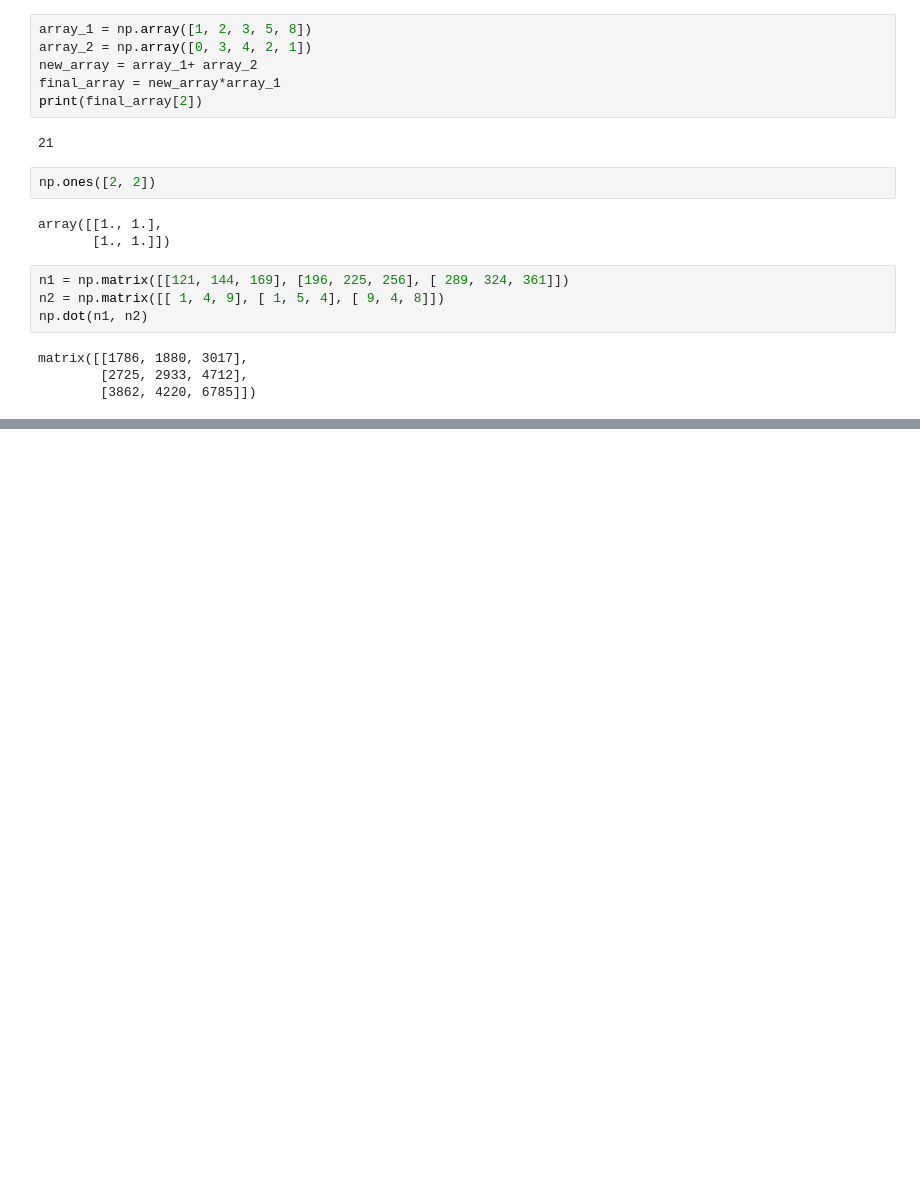
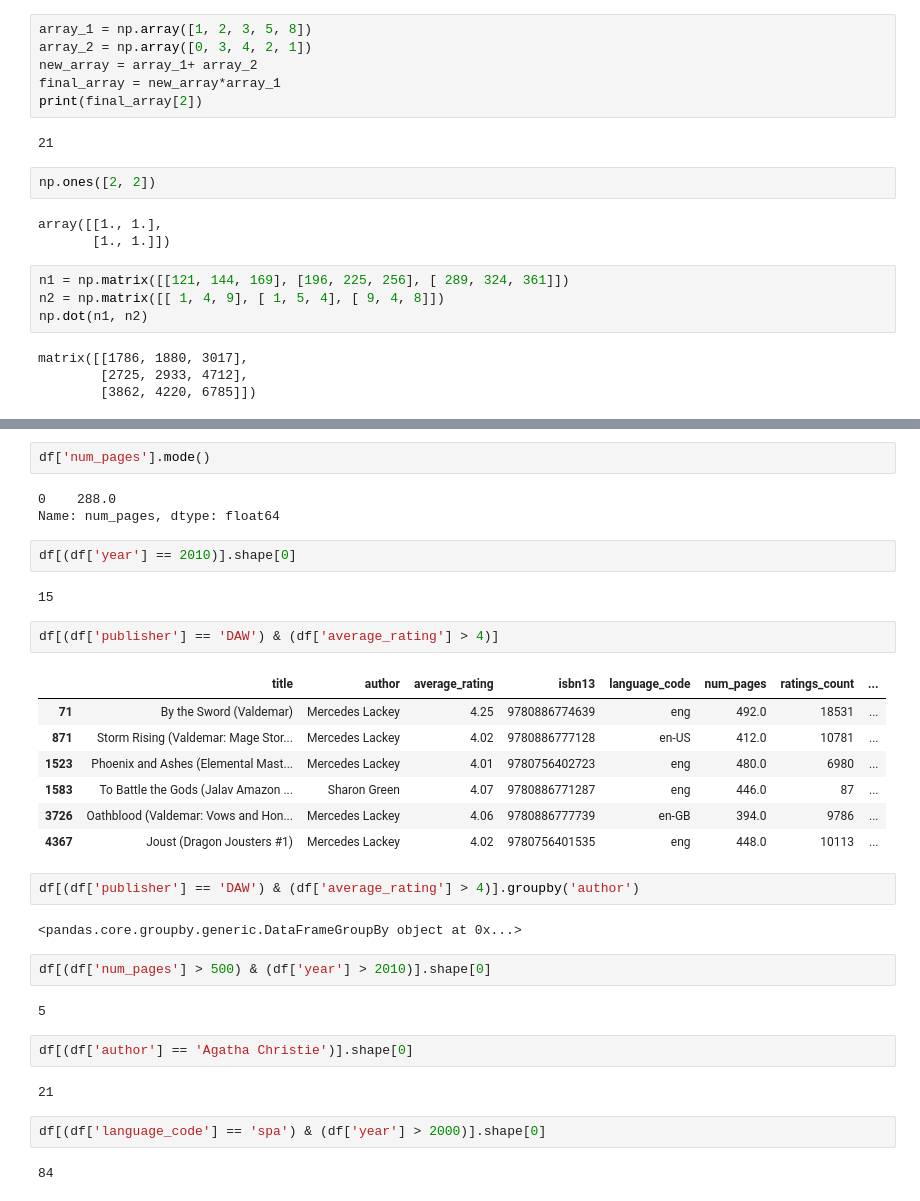
Before and after one commit to venkhatbalaji/pg-ai-ml, a Jupyter notebook: pg-ai-ml/Data Manipulations.ipynb, the cells around one changed output, grey strips where cells are left out. Saved outputs shown, nothing was run; the diff lists cells and outputs as text; blank space fills up the shorter version.

```diff
--- a/pg-ai-ml/Data Manipulations.ipynb
+++ b/pg-ai-ml/Data Manipulations.ipynb
@@ -497,0 +576,35 @@ matrix([[1786, 1880, 3017],
+# %%
+df['num_pages'].mode()
+# %% [output]
+0    288.0
+Name: num_pages, dtype: float64
+# %%
+df[(df['year'] == 2010)].shape[0]
+# %% [output]
+15
+# %%
+df[(df['publisher'] == 'DAW') & (df['average_rating'] > 4)]
+# %% [output]
+|  | title | author | average_rating | isbn13 | language_code | num_pages | ratings_count | ... |
+| 71 | By the Sword (Valdemar) | Mercedes Lackey | 4.25 | 9780886774639 | eng | 492.0 | 18531 | ... |
+| 871 | Storm Rising (Valdemar: Mage Stor... | Mercedes Lackey | 4.02 | 9780886777128 | en-US | 412.0 | 10781 | ... |
+| 1523 | Phoenix and Ashes (Elemental Mast... | Mercedes Lackey | 4.01 | 9780756402723 | eng | 480.0 | 6980 | ... |
+| 1583 | To Battle the Gods (Jalav Amazon ... | Sharon Green | 4.07 | 9780886771287 | eng | 446.0 | 87 | ... |
+| 3726 | Oathblood (Valdemar: Vows and Hon... | Mercedes Lackey | 4.06 | 9780886777739 | en-GB | 394.0 | 9786 | ... |
+| 4367 | Joust (Dragon Jousters #1) | Mercedes Lackey | 4.02 | 9780756401535 | eng | 448.0 | 10113 | ... |
+# %%
+df[(df['publisher'] == 'DAW') & (df['average_rating'] > 4)].groupby('author')
+# %% [output]
+<pandas.core.groupby.generic.DataFrameGroupBy object at 0x...>
+# %%
+df[(df['num_pages'] > 500) & (df['year'] > 2010)].shape[0]
+# %% [output]
+5
+# %%
+df[(df['author'] == 'Agatha Christie')].shape[0]
+# %% [output]
+21
+# %%
+df[(df['language_code'] == 'spa') & (df['year'] > 2000)].shape[0]
+# %% [output]
+84
```
Also changed, not shown: parts of 8 cells of this notebook.
